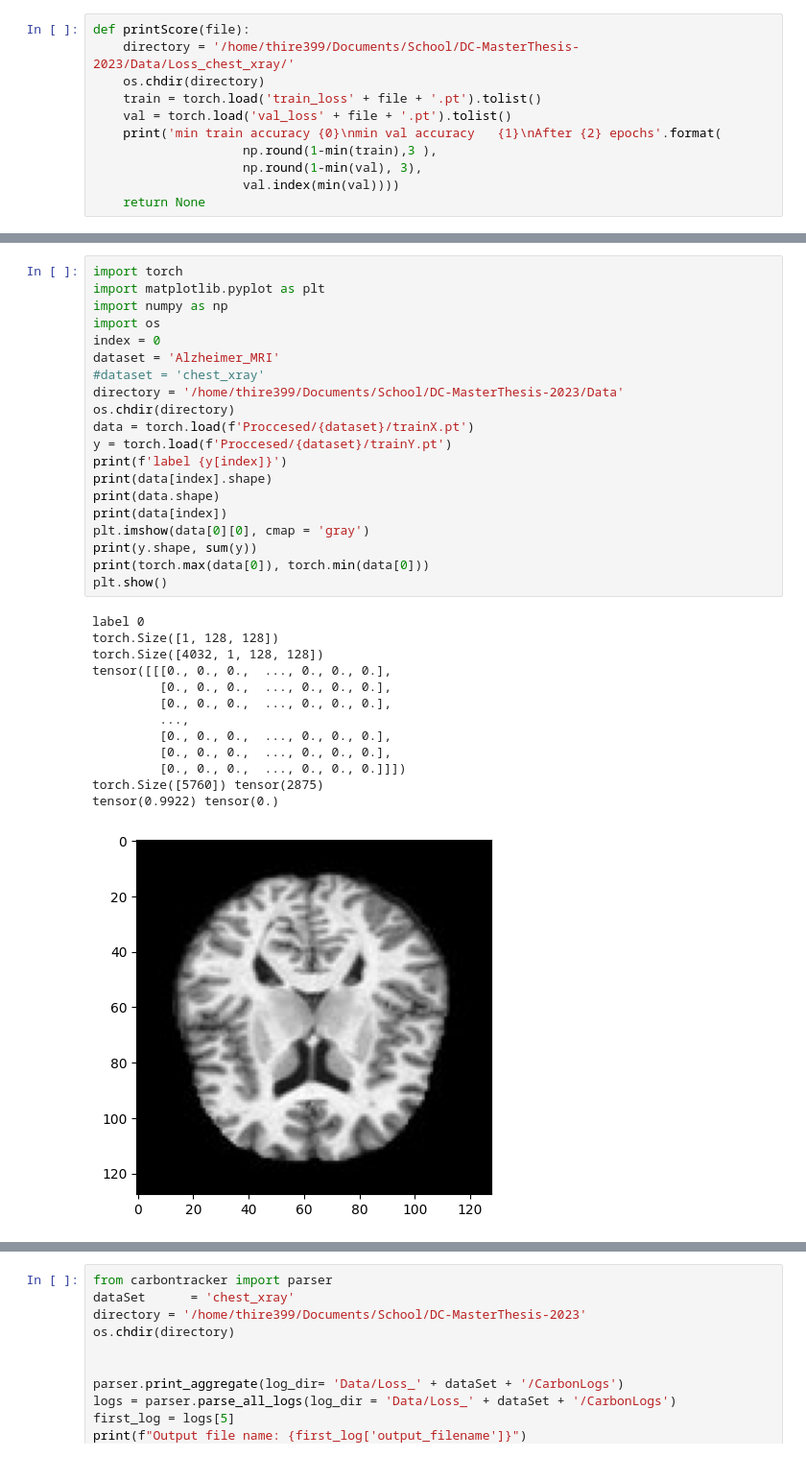
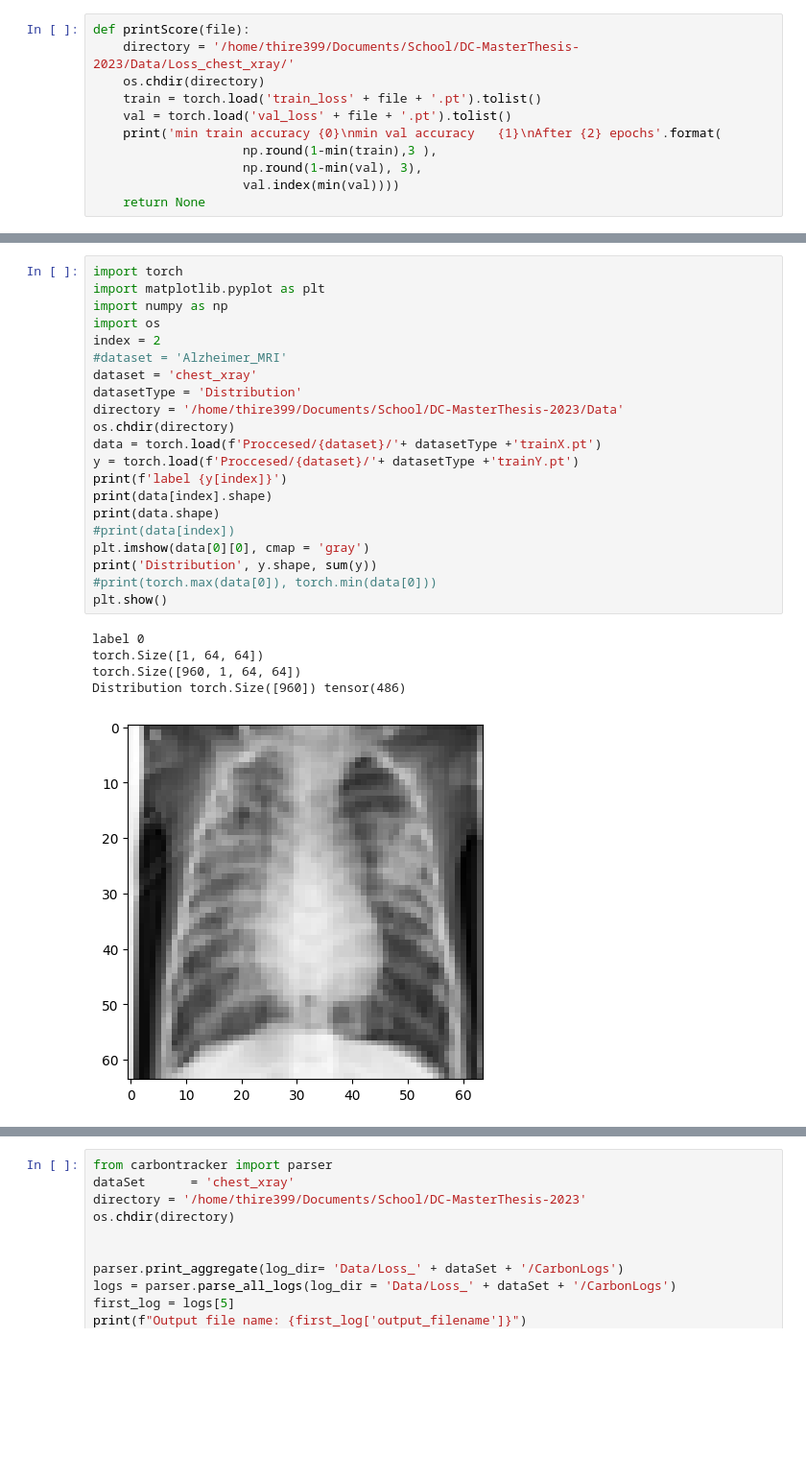
Before and after one commit to Thire399/DC-MasterThesis-2023, a Jupyter notebook: AccuracycheckerTool.ipynb, the cells around one changed output, grey strips where cells are left out. Shown at 96% size. Drawn from its saved outputs; the diff is of its cells as text; blank space fills up the shorter version.

```diff
--- a/AccuracycheckerTool.ipynb
+++ b/AccuracycheckerTool.ipynb
@@ -176,37 +68,30 @@ After 40 epochs
 # %%
 import torch
 import matplotlib.pyplot as plt
 import numpy as np
 import os
-index = 0
-dataset = 'Alzheimer_MRI'
-#dataset = 'chest_xray'
+index = 2
+#dataset = 'Alzheimer_MRI'
+dataset = 'chest_xray'
+datasetType = 'Distribution'
 directory = '/home/thire399/Documents/School/DC-MasterThesis-2023/Data'
 os.chdir(directory)
-data = torch.load(f'Proccesed/{dataset}/trainX.pt')
-y = torch.load(f'Proccesed/{dataset}/trainY.pt')
+data = torch.load(f'Proccesed/{dataset}/'+ datasetType +'trainX.pt')
+y = torch.load(f'Proccesed/{dataset}/'+ datasetType +'trainY.pt')
 print(f'label {y[index]}')
 print(data[index].shape)
 print(data.shape)
-print(data[index])
+#print(data[index])
 plt.imshow(data[0][0], cmap = 'gray')
-print(y.shape, sum(y))
-print(torch.max(data[0]), torch.min(data[0]))
+print('Distribution', y.shape, sum(y))
+#print(torch.max(data[0]), torch.min(data[0]))
 plt.show()
 # %% [output]
 label 0
-torch.Size([1, 128, 128])
-torch.Size([4032, 1, 128, 128])
-tensor([[[0., 0., 0.,  ..., 0., 0., 0.],
-         [0., 0., 0.,  ..., 0., 0., 0.],
-         [0., 0., 0.,  ..., 0., 0., 0.],
-         ...,
-         [0., 0., 0.,  ..., 0., 0., 0.],
-         [0., 0., 0.,  ..., 0., 0., 0.],
-         [0., 0., 0.,  ..., 0., 0., 0.]]])
-torch.Size([5760]) tensor(2875)
-tensor(0.9922) tensor(0.)
+torch.Size([1, 64, 64])
+torch.Size([960, 1, 64, 64])
+Distribution torch.Size([960]) tensor(486)
-[figure, old version]
+[figure, new version]
 # %%
 import Loop
 import torch.nn as nn
```
Also changed, not shown: parts of 30 cells of this notebook, 5 other files.
